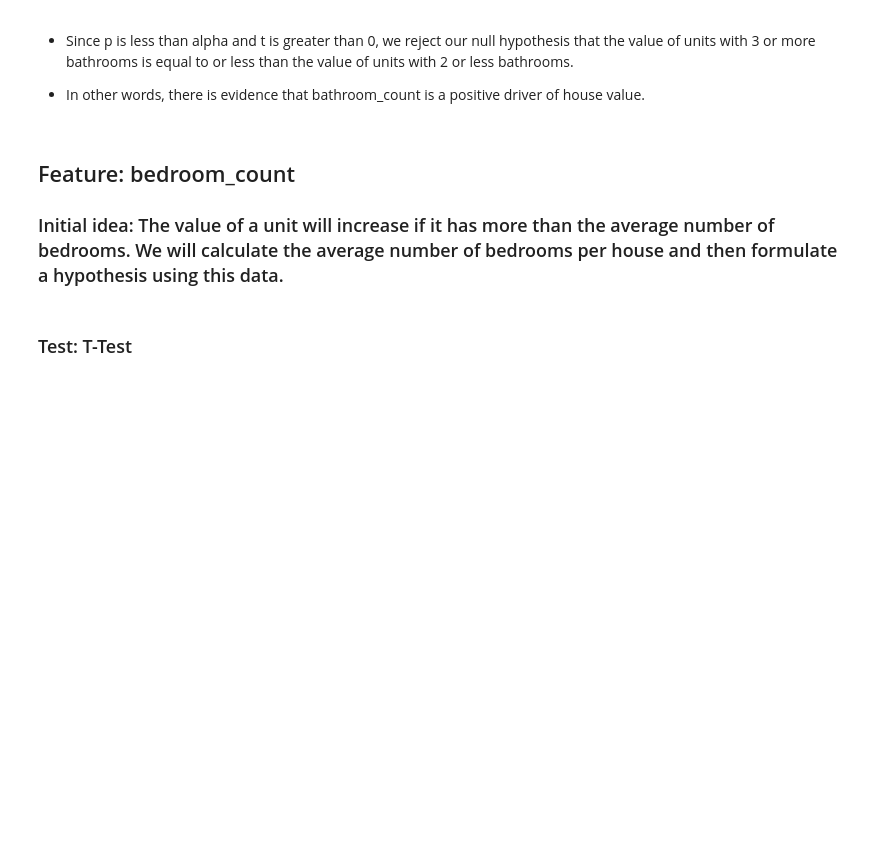
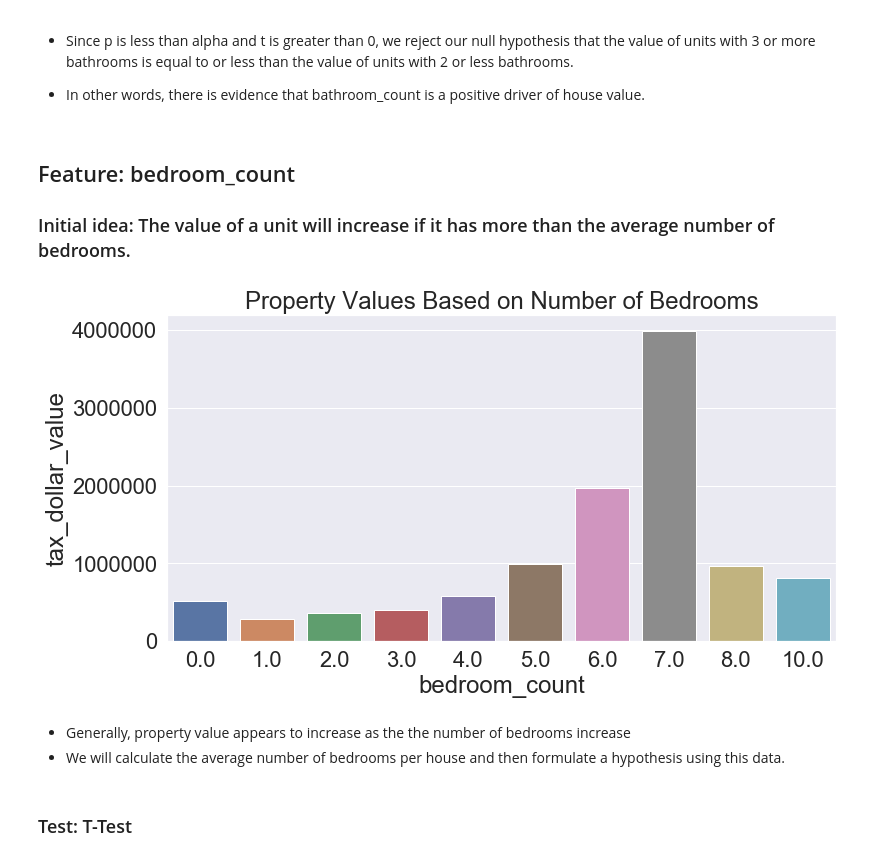
Before and after one commit to Zillow-sam-and-matt/Zillow, a Jupyter notebook: matt_sam_explore.ipynb, the cells around one changed output. Drawn from its saved outputs; the diff is of its cells as text; code cells hidden in the pictures; blank space fills up the shorter version.

```diff
--- a/matt_sam_explore.ipynb
+++ b/matt_sam_explore.ipynb
@@ -169,9 +185,15 @@ print (f'p = {p / 2}')
 # %% [markdown]
 ## Feature: bedroom_count
 
-### Initial idea: The value of a unit will increase if it has more than the average number of bedrooms. We will calculate the average number of bedrooms per house and then formulate a hypothesis using this data.
+### Initial idea: The value of a unit will increase if it has more than the average number of bedrooms.
 # %%
-sns.barplot(x='bedroom_count',y='tax_dollar_value', data=train, ci=None)
+sns.barplot(x='bedroom_count',y='tax_dollar_value', data=train, ci=None).set_title("Property Values Based on Number of Bedrooms")
+sns.set(font_scale = 2)
+# %% [output]
+[figure, added]
+# %% [markdown]
+- Generally, property value appears to increase as the the number of bedrooms increase
+- We will calculate the average number of bedrooms per house and then formulate a hypothesis using this data.
 # %% [markdown]
 ### Test: T-Test
 # %%
```
Also changed, not shown: parts of 8 cells of this notebook.
